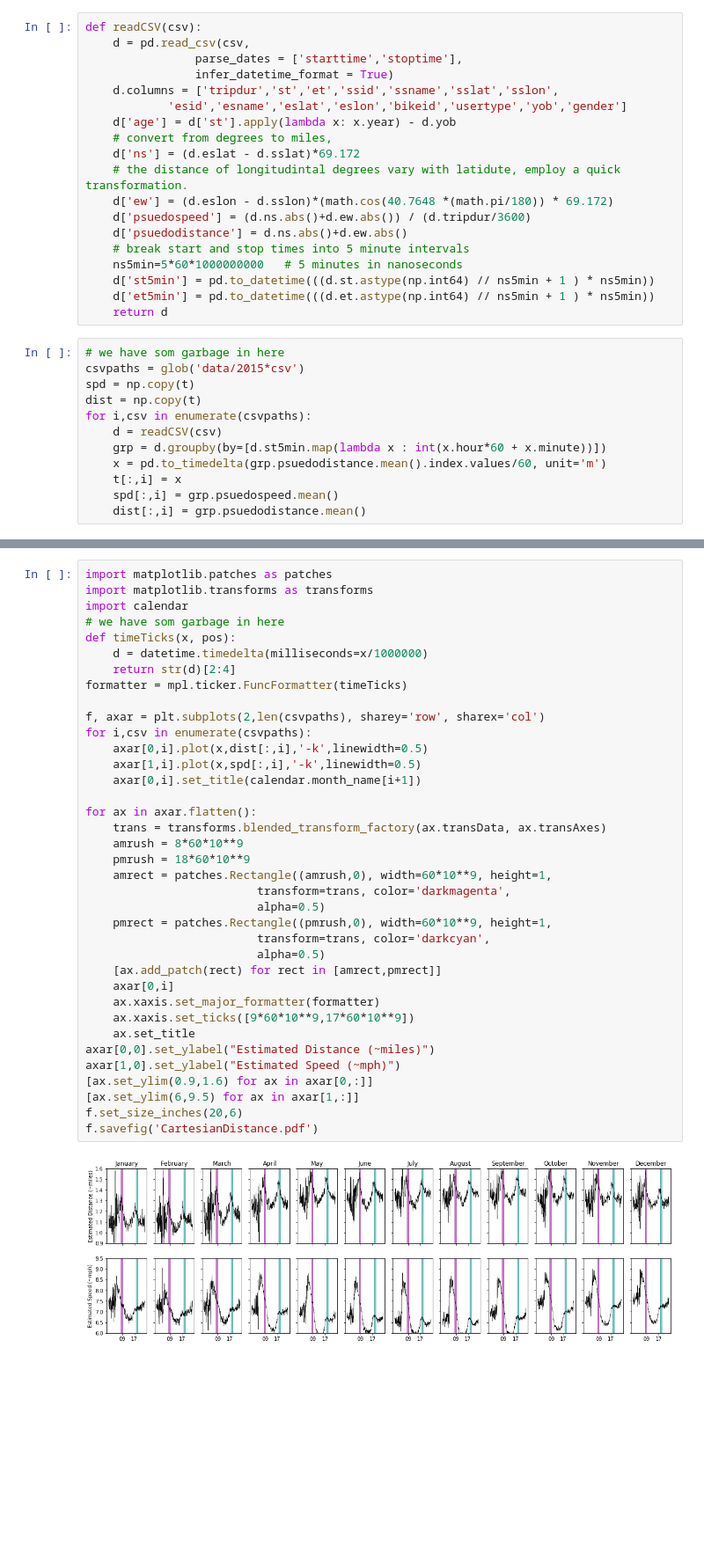
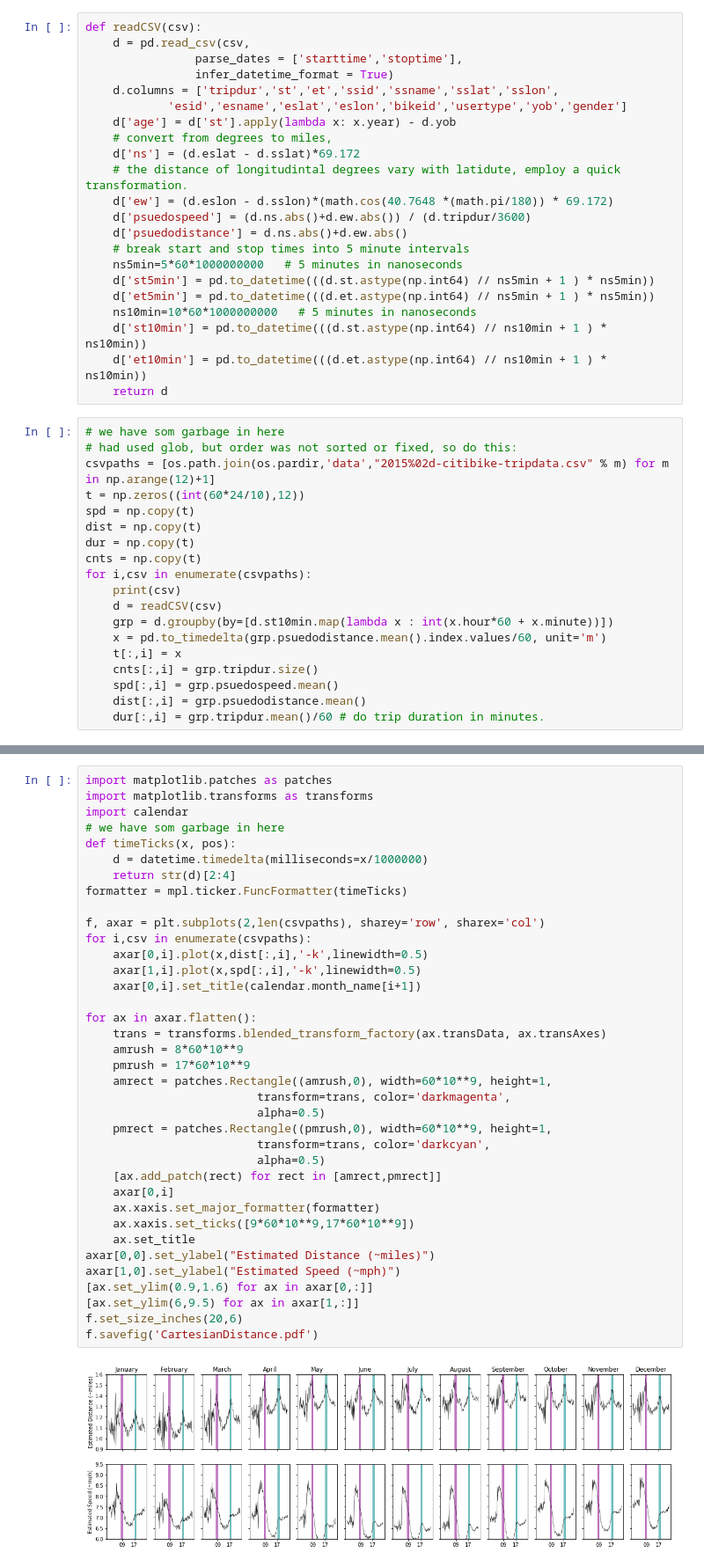
Before and after one commit to matthewperkins/CitiBikeActiGrahpy, a Jupyter notebook: citibike_actigram.ipynb, the cells around one changed output, grey strips where cells are left out. Shown: that part at 88% size. Saved outputs shown, nothing was run; the diff lists cells and outputs as text; blank space fills up the shorter version.

```diff
--- a/citibike_actigram.ipynb
+++ b/citibike_actigram.ipynb
@@ -31,16 +34,26 @@ def readCSV(csv):
     ns5min=5*60*1000000000   # 5 minutes in nanoseconds
     d['st5min'] = pd.to_datetime(((d.st.astype(np.int64) // ns5min + 1 ) * ns5min))
     d['et5min'] = pd.to_datetime(((d.et.astype(np.int64) // ns5min + 1 ) * ns5min))
+    ns10min=10*60*1000000000   # 5 minutes in nanoseconds
+    d['st10min'] = pd.to_datetime(((d.st.astype(np.int64) // ns10min + 1 ) * ns10min))
+    d['et10min'] = pd.to_datetime(((d.et.astype(np.int64) // ns10min + 1 ) * ns10min))
     return d
 # %%
 # we have som garbage in here
-csvpaths = glob('data/2015*csv')
+# had used glob, but order was not sorted or fixed, so do this:
+csvpaths = [os.path.join(os.pardir,'data',"2015%02d-citibike-tripdata.csv" % m) for m in np.arange(12)+1]
+t = np.zeros((int(60*24/10),12))
 spd = np.copy(t)
 dist = np.copy(t)
+dur = np.copy(t)
+cnts = np.copy(t)
 for i,csv in enumerate(csvpaths):
+    print(csv)
     d = readCSV(csv)
-    grp = d.groupby(by=[d.st5min.map(lambda x : int(x.hour*60 + x.minute))])
+    grp = d.groupby(by=[d.st10min.map(lambda x : int(x.hour*60 + x.minute))])
     x = pd.to_timedelta(grp.psuedodistance.mean().index.values/60, unit='m')
     t[:,i] = x
+    cnts[:,i] = grp.tripdur.size()
     spd[:,i] = grp.psuedospeed.mean()
     dist[:,i] = grp.psuedodistance.mean()
+    dur[:,i] = grp.tripdur.mean()/60 # do trip duration in minutes.
@@ -54,34 +80,34 @@ def timeTicks(x, pos):
     return str(d)[2:4]
 formatter = mpl.ticker.FuncFormatter(timeTicks)
 
 f, axar = plt.subplots(2,len(csvpaths), sharey='row', sharex='col')
 for i,csv in enumerate(csvpaths):
     axar[0,i].plot(x,dist[:,i],'-k',linewidth=0.5)
     axar[1,i].plot(x,spd[:,i],'-k',linewidth=0.5)
     axar[0,i].set_title(calendar.month_name[i+1])
 
 for ax in axar.flatten():
     trans = transforms.blended_transform_factory(ax.transData, ax.transAxes)
     amrush = 8*60*10**9
-    pmrush = 18*60*10**9
+    pmrush = 17*60*10**9
     amrect = patches.Rectangle((amrush,0), width=60*10**9, height=1,
                          transform=trans, color='darkmagenta',
                          alpha=0.5)
     pmrect = patches.Rectangle((pmrush,0), width=60*10**9, height=1,
                          transform=trans, color='darkcyan',
                          alpha=0.5)
     [ax.add_patch(rect) for rect in [amrect,pmrect]]
     axar[0,i]
     ax.xaxis.set_major_formatter(formatter)
     ax.xaxis.set_ticks([9*60*10**9,17*60*10**9])
     ax.set_title
 axar[0,0].set_ylabel("Estimated Distance (~miles)")
 axar[1,0].set_ylabel("Estimated Speed (~mph)")
 [ax.set_ylim(0.9,1.6) for ax in axar[0,:]]
 [ax.set_ylim(6,9.5) for ax in axar[1,:]]
 f.set_size_inches(20,6)
 f.savefig('CartesianDistance.pdf')
 # %% [output]
-[figure, old version]
+[figure, new version]
 # %% [markdown]
 You can see that there are peaks in the distance traveled around the beginning (magenta) and the end (cyan) of the work day (top row). Interestingly, there is a not a cooresponding pattern in the speed of travel about the work day. There is a clear peak in speed before the beginining of work, and a substantial slowing in the middle of the day. At the end of the work day, trips are faster than in the middle of the day, but not nearly as fast as in the morning. This pattern is observed throughout the year, but is more pronounced in the summer months, indicating a interaction with temperature (I am considering time of day as a proxy for temperature)
```
Also changed, not shown: parts of 19 cells of this notebook.
